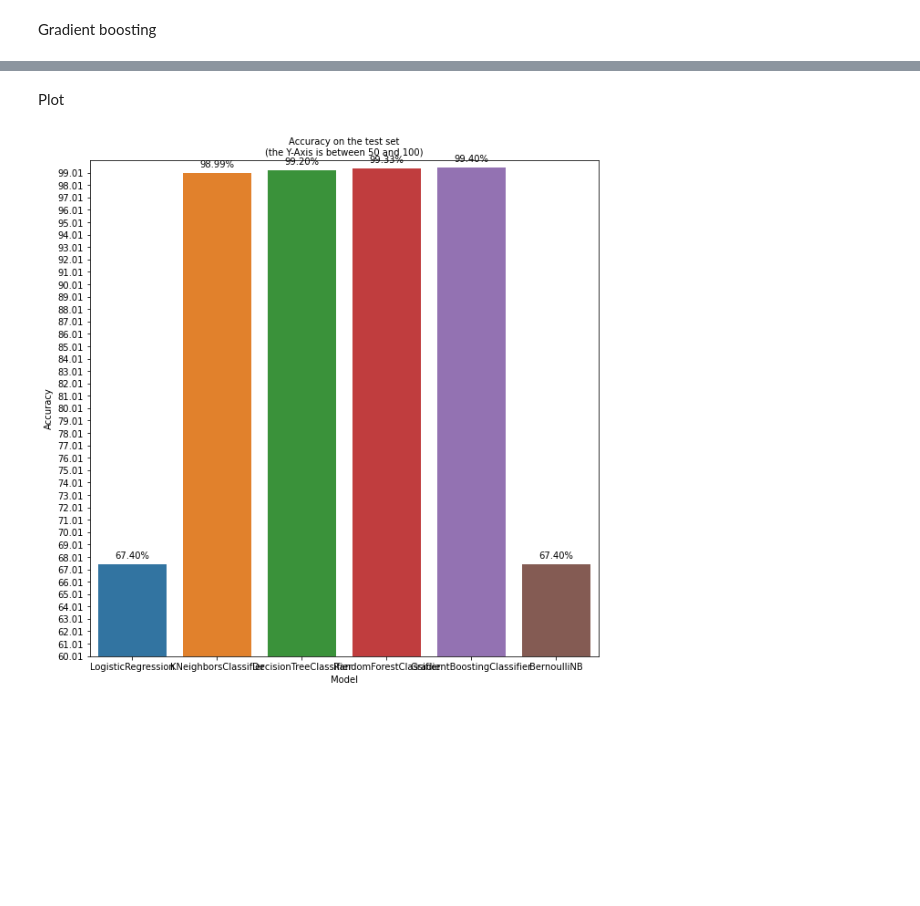
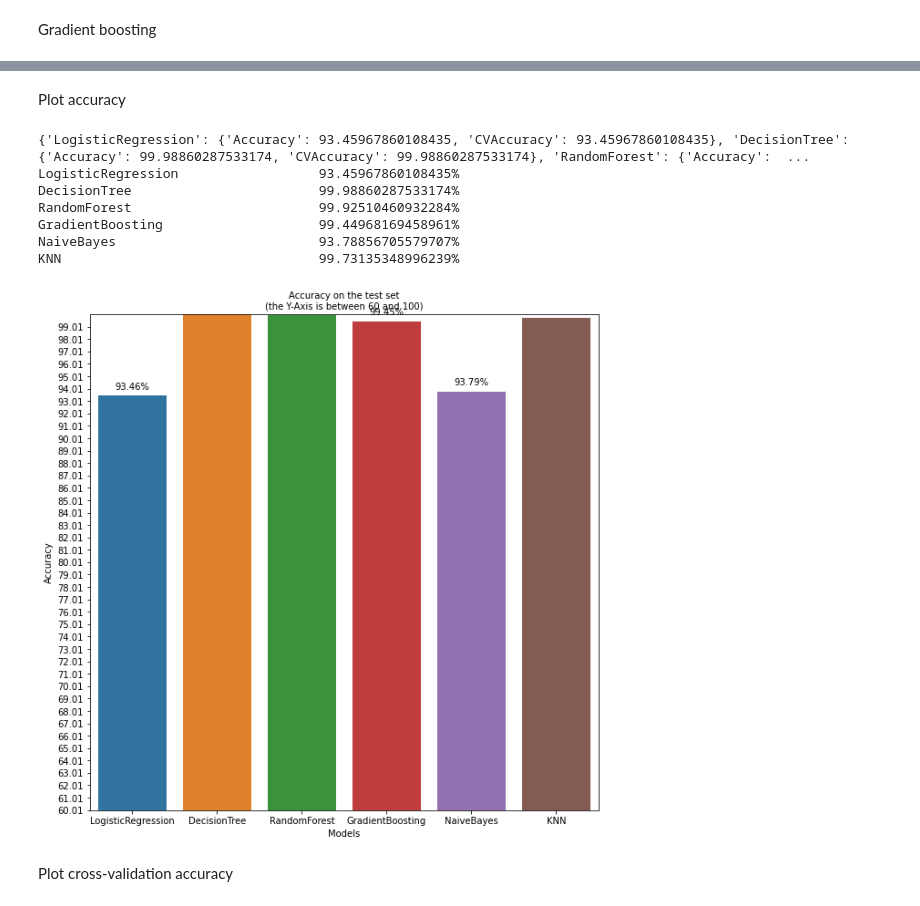
Before and after one commit to muteebakram/quic-classifier, a Jupyter notebook: quic-classifier.ipynb, the cells around one changed output, grey strips where cells are left out. Drawn from its saved outputs; the diff is of its cells as text; code cells hidden in the pictures; blank space fills up the shorter version.

Commit message:
Demo script, merge multiple csv files, improved merge columns, added accuracy plot - 2

```diff
--- a/quic-classifier.ipynb
+++ b/quic-classifier.ipynb
@@ -424,11 +375,15 @@ joblib.dump(model, path.join("models", "GradientBoostingClassifier"))
 
 print(classification_report(Y_test, predictions))
 score = model.score(X_test, Y_test) * 100
-metrics["GradientBoostingClassifier"] = {"Accuracy": score}
+metrics["GradientBoosting"] = {"Accuracy": score}
 print("Acuracy: {0}%".format(score))
 
-# scores = cross_val_score(model, X, Y, scoring="accuracy", cv=cv, n_jobs=-1)
-# print("CV Accuracy: %.3f (%.3f)" % (mean(scores) * 100, std(scores)))
+try:
+    scores = cross_val_score(model, X, Y, scoring="accuracy", cv=cv, n_jobs=-1)
+    print("CV Accuracy: %.3f (%.3f)" % (mean(scores) * 100, std(scores)))
+    metrics["GradientBoosting"].update({"CVAccuracy": mean(score)})
+except:
+    metrics["GradientBoosting"].update({"CVAccuracy": 0})
 # %% [output]
 Model predicted non quic packet:  [0]
 Model predicted quic packet:  [1]
@@ -460,14 +418,18 @@ print("Model predicted non quic packet: ", model.predict([[1,1644570362.781311,1
 print("Model predicted quic packet: ", model.predict([[1,1644570363.992292,87,87,4,20,0,0,0,0,64,17,73,54983,443,53]]))
 
 # Save the model to file.
-joblib.dump(model, path.join("models", "BernoulliNB"))
+joblib.dump(model, path.join("models", "NaiveBayes"))
 
 print(classification_report(Y_test, predictions))
 score = model.score(X_test, Y_test) * 100
-metrics["BernoulliNB"] = {"Accuracy": score}
+metrics["NaiveBayes"] = {"Accuracy": score}
 print("Acuracy: {0}%".format(score))
 
-# scores = cross_val_score(model, X, Y, scoring="accuracy", cv=cv, n_jobs=-1)
-# print("CV Accuracy: %.3f (%.3f)" % (mean(scores) * 100, std(scores)))
+try:
+    scores = cross_val_score(model, X, Y, scoring="accuracy", cv=cv, n_jobs=-1)
+    print("CV Accuracy: %.3f (%.3f)" % (mean(scores) * 100, std(scores)))
+    metrics["NaiveBayes"].update({"CVAccuracy": mean(score)})
+except:
+    metrics["NaiveBayes"].update({"CVAccuracy": 0})
 # %% [output]
 Model predicted non quic packet:  [1]
@@ -487,44 +498,43 @@ Wall time: 22.6 ms
 # %% [markdown]
-Plot
+Plot accuracy
 # %%
 ticks = []
-model = [
-    "LogisticReg",
-    "KNN",
-    "Decision Tree",
-    "RandomForest",
-    "GradientBoosting",
-    "Naive Bayes",
-]
 accuracy = []
 models_accuracy = []
+print(metrics)
 for k, v in metrics.items():
     accuracy.append(v["Accuracy"])
     models_accuracy.append([k, v["Accuracy"]])
+    print("{0:<35} {1}%".format(k, v["Accuracy"]))
 
 df_acc = pd.DataFrame(models_accuracy)
-df_acc.columns = ["Model", "Accuracy"]
+df_acc.columns = ["Models", "Accuracy"]
 
 plt.figure(figsize=(10, 10))
-g = sns.barplot(x="Model", y="Accuracy", data=df_acc)
+g = sns.barplot(x="Models", y="Accuracy", data=df_acc)
 for i in range(0, 100):
     val = i + 0.01
     ticks.append(val)
 g.set_yticks(ticks)
 g.set_yticklabels(ticks)
 
-plt.title("Accuracy on the test set\n(the Y-Axis is between 50 and 100)", fontsize=10)
+plt.title("Accuracy on the test set\n(the Y-Axis is between 60 and 100)", fontsize=10)
 plt.ylim(60, 100)
-i = 0
-for p in g.patches:
+for i, p in enumerate(g.patches):
     percentage = "{:.2f}%".format(accuracy[i])
     x = p.get_x() + (p.get_width() / 2)
     y = p.get_height() + 0.5
     g.annotate(percentage, (x, y), ha="center")
-    i = i + 1
-    if i > 5:
-        break
 
 plt.show()
 # %% [output]
+{'LogisticRegression': {'Accuracy': 93.45967860108435, 'CVAccuracy': 93.45967860108435}, 'DecisionTree': {'Accuracy': 99.98860287533174, 'CVAccuracy': 99.98860287533174}, 'RandomForest': {'Accuracy':  ...
+LogisticRegression                  93.45967860108435%
+DecisionTree                        99.98860287533174%
+RandomForest                        99.92510460932284%
+GradientBoosting                    99.44968169458961%
+NaiveBayes                          93.78856705579707%
+KNN                                 99.73135348996239%
-[figure, old version]
+[figure, new version]
+# %% [markdown]
+Plot cross-validation accuracy
```
Also changed, not shown: parts of 17 cells of this notebook, 10 other files.
